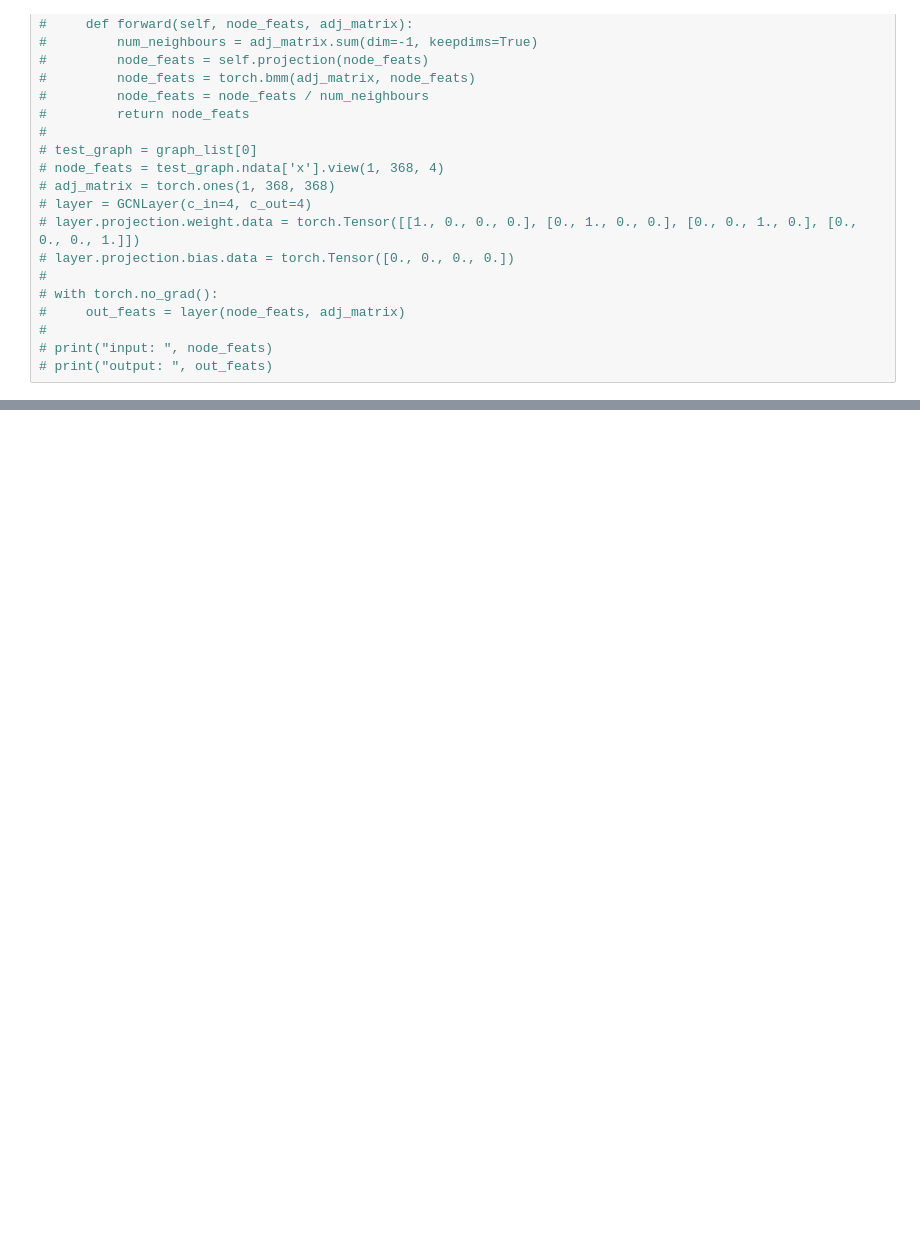
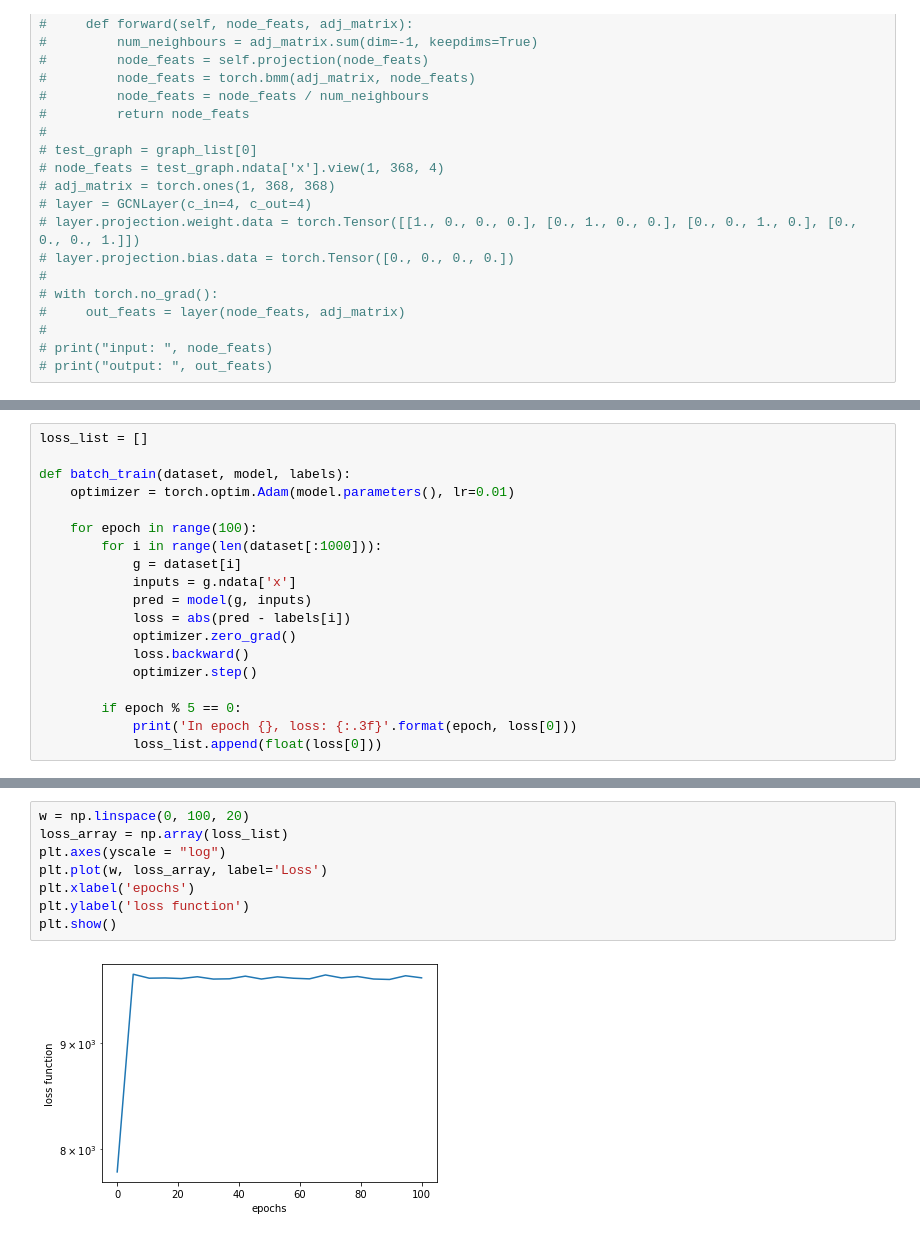
Before and after one commit to Kasphysm/jes-gnn, a Jupyter notebook: src/jes-gnn.ipynb, the cells around one changed output, grey strips where cells are left out. Cells and saved outputs as stored; diff of their text form; blank space fills up the shorter version.

```diff
--- a/src/jes-gnn.ipynb
+++ b/src/jes-gnn.ipynb
@@ -168,0 +319,19 @@ output:  tensor([[  0.0000,   8.5909,   0.0000,  55.5512],
+# %%
+loss_list = []
+
+def batch_train(dataset, model, labels):
+    optimizer = torch.optim.Adam(model.parameters(), lr=0.01)
+
+    for epoch in range(100):
+        for i in range(len(dataset[:1000])):
+            g = dataset[i]
+            inputs = g.ndata['x']
+            pred = model(g, inputs)
+            loss = abs(pred - labels[i])
+            optimizer.zero_grad()
+            loss.backward()
+            optimizer.step()
+
+        if epoch % 5 == 0:
+            print('In epoch {}, loss: {:.3f}'.format(epoch, loss[0]))
+            loss_list.append(float(loss[0]))
@@ -168,0 +367,10 @@ output:  tensor([[  0.0000,   8.5909,   0.0000,  55.5512],
+# %%
+w = np.linspace(0, 100, 20)
+loss_array = np.array(loss_list)
+plt.axes(yscale = "log")
+plt.plot(w, loss_array, label='Loss')
+plt.xlabel('epochs')
+plt.ylabel('loss function')
+plt.show()
+# %% [output]
+[figure, added]
```
Also changed, not shown: parts of 30 cells of this notebook.
